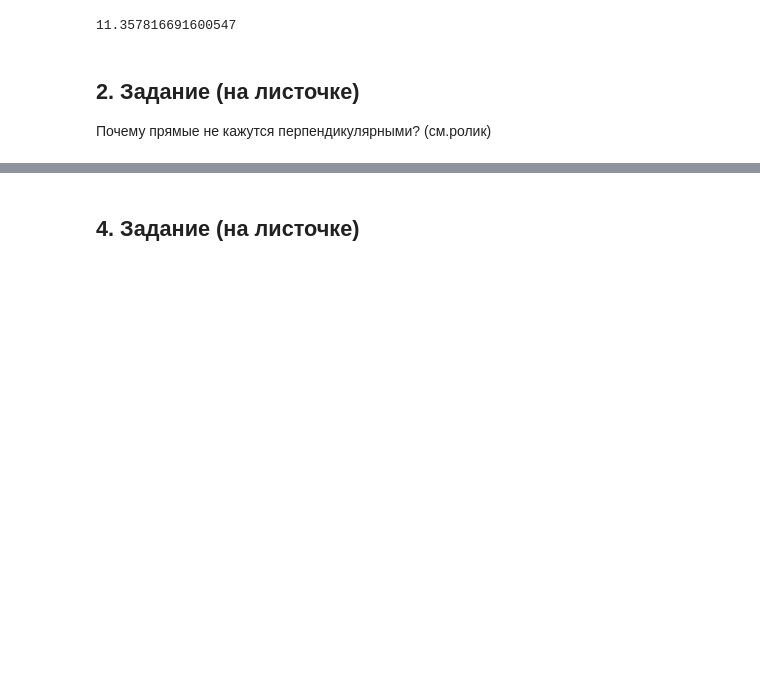
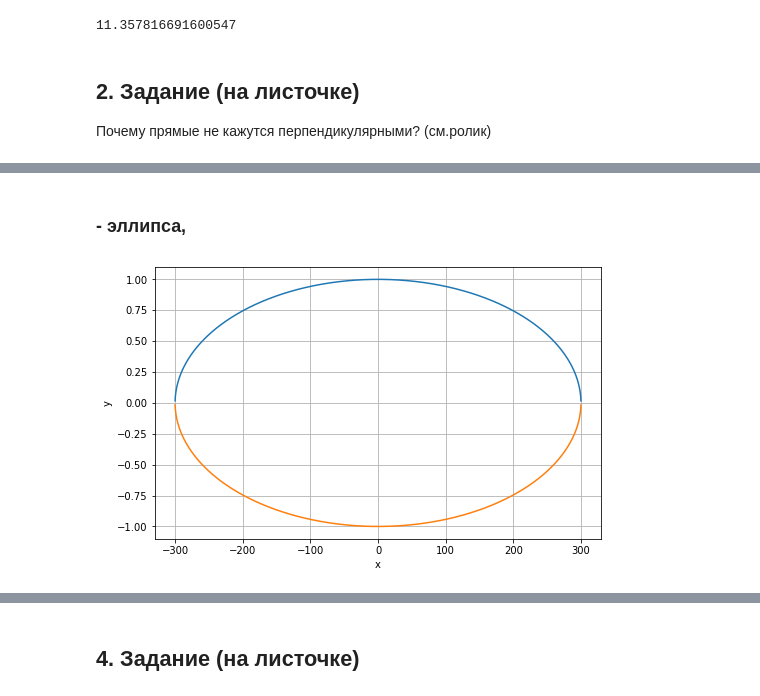
Before and after one commit to koryagin2006/GB_Course_Introduction_to_Higher_Mathematics, a Jupyter notebook: Lesson_3 Видеоурок “Введение в аналитическую геометрию. Графики на плоскости”/Практическое задание к теме 2-3.ipynb, the cells around one changed output, grey strips where cells are left out. Cells and saved outputs as stored; diff of their text form; code cells hidden in the pictures; blank space fills up the shorter version.

```diff
--- a/Lesson_3 Видеоурок “Введение в аналитическую геометрию. Графики на плоскости”/Практическое задание к теме 2-3.ipynb
+++ b/Lesson_3 Видеоурок “Введение в аналитическую геометрию. Графики на плоскости”/Практическое задание к теме 2-3.ipynb
@@ -54,0 +96,18 @@ plt.grid();
+# %% [markdown]
+### - эллипса,
+# %%
+rcParams['figure.figsize'] = 8, 5
+a=300
+b=1
+x = np.linspace(-500, 500, 5000)
+y1 = np.sqrt(b**2 - (x**2-b**2)/(a**2))
+y2 = -np.sqrt(b**2 - (x**2-b**2)/(a**2))
+
+plt.plot(x,y1)
+plt.plot(x,y2)
+
+plt.xlabel("x")
+plt.ylabel("y")
+plt.grid();
+# %% [output]
+[figure, added]
```
Also changed, not shown: parts of 12 cells of this notebook.
